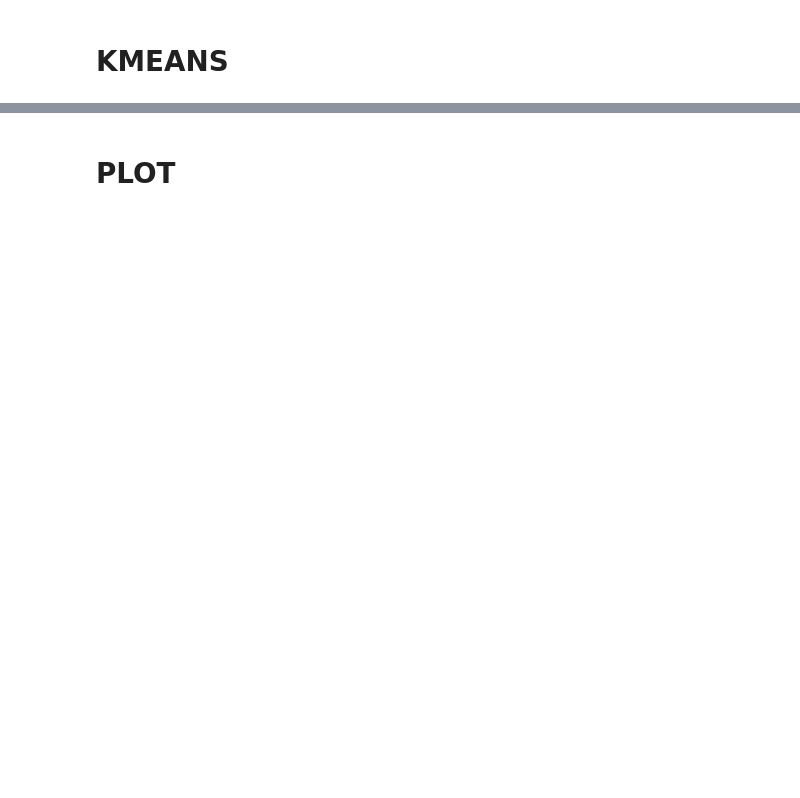
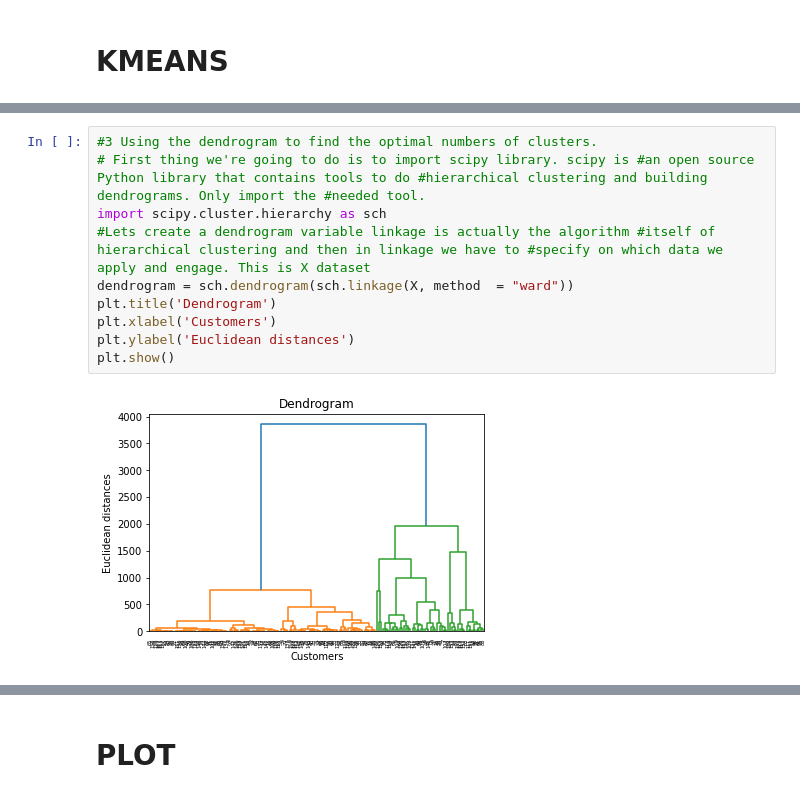
Before and after one commit to DaniMe98/Ward-on-annual-CO2-GDP, a Jupyter notebook: data_clustering.ipynb, the cells around one changed output, grey strips where cells are left out. Drawn from its saved outputs; the diff is of its cells as text; blank space fills up the shorter version.

```diff
--- a/data_clustering.ipynb
+++ b/data_clustering.ipynb
@@ -127,0 +335,12 @@ df_2010.head(15)
+# %%
+#3 Using the dendrogram to find the optimal numbers of clusters.
+# First thing we're going to do is to import scipy library. scipy is #an open source Python library that contains tools to do #hierarchical clustering and building dendrograms. Only import the #needed tool.
+import scipy.cluster.hierarchy as sch
+#Lets create a dendrogram variable linkage is actually the algorithm #itself of hierarchical clustering and then in linkage we have to #specify on which data we apply and engage. This is X dataset
+dendrogram = sch.dendrogram(sch.linkage(X, method  = "ward"))
+plt.title('Dendrogram')
+plt.xlabel('Customers')
+plt.ylabel('Euclidean distances')
+plt.show()
+# %% [output]
+[figure, added]
```
Also changed, not shown: parts of 33 cells of this notebook, 1 other file.
